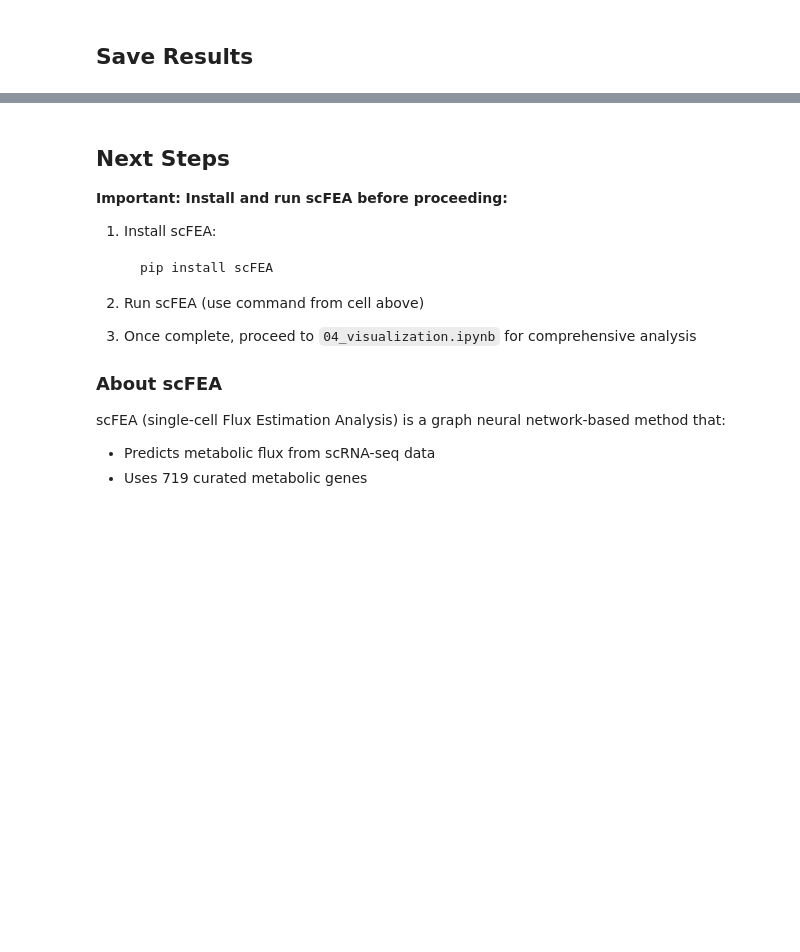
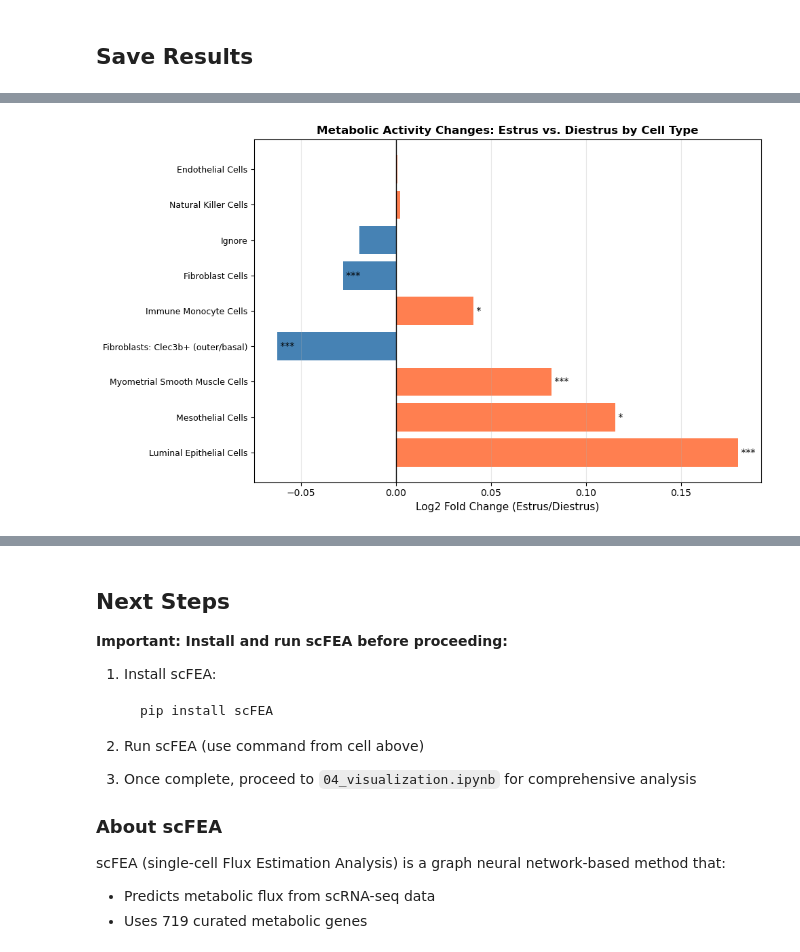
Before and after one commit to gthornes/FLUXestimatorGT, a Jupyter notebook: notebooks/03_flux_estimation.ipynb, the cells around one changed output, grey strips where cells are left out. Saved outputs shown, nothing was run; the diff lists cells and outputs as text; code cells hidden in the pictures; blank space fills up the shorter version.

```diff
--- a/notebooks/03_flux_estimation.ipynb
+++ b/notebooks/03_flux_estimation.ipynb
@@ -362,3 +435,86 @@ else:
 ✓ Visualization complete!
 # %% [markdown]
 ## Save Results
+# %%
+# Cell type-specific stage comparison
+if flux_files and 'stage' in flux_by_cell.columns:
+    from scipy import stats
+
+    print("=" * 70)
+    print("CELL TYPE-SPECIFIC METABOLIC DIFFERENCES")
+    print("=" * 70)
+
+    # Calculate total flux per cell (if not already done)
+    if 'total_flux' not in flux_by_cell.columns:
+        flux_by_cell['total_flux'] = flux_by_cell[module_cols].abs().sum(axis=1)
+        print("Calculated total flux per cell")
+
+    # Get cell types with enough cells in both stages (at least 20 cells each)
+    cell_type_stage_counts = flux_by_cell.groupby(['cell_type', 'stage']).size().unstack(fill_value=0)
+    valid_cell_types = cell_type_stage_counts[(cell_type_stage_counts['estrus'] >= 20) &
+                                               (cell_type_stage_counts['diestrus'] >= 20)].index
+
+    print(f"\nCell types with sufficient cells in both stages (n≥20):")
+    print(cell_type_stage_counts.loc[valid_cell_types])
+
+    # Compare each cell type
+    cell_type_results = []
+
+    for cell_type in valid_cell_types:
+        ct_data = flux_by_cell[flux_by_cell['cell_type'] == cell_type]
+
+        estrus_ct = ct_data[ct_data['stage'] == 'estrus']['total_flux']
+        diestrus_ct = ct_data[ct_data['stage'] == 'diestrus']['total_flux']
+
+        t_stat, p_val = stats.ttest_ind(estrus_ct, diestrus_ct)
+
+        cell_type_results.append({
+            'cell_type': cell_type,
+            'mean_estrus': estrus_ct.mean(),
+            'mean_diestrus': diestrus_ct.mean(),
+            'fold_change': estrus_ct.mean() / diestrus_ct.mean(),
+            'log2_fc': np.log2(estrus_ct.mean() / diestrus_ct.mean()),
+            'p_value': p_val,
+            'n_estrus': len(estrus_ct),
+            'n_diestrus': len(diestrus_ct)
+        })
+
+    ct_comparison = pd.DataFrame(cell_type_results)
+    ct_comparison = ct_comparison.sort_values('log2_fc', key=abs, ascending=False)
+
+    print("\nMetabolic differences by cell type:")
+    print(ct_comparison[['cell_type', 'mean_estrus', 'mean_diestrus', 'log2_fc', 'p_value']].round(4))
+
+    # Visualize
+    fig_output_dir = f'../results/figures/{suffix}'
+    os.makedirs(fig_output_dir, exist_ok=True)
+
+    fig, ax = plt.subplots(figsize=(10, 6))
+    colors = ['coral' if fc > 0 else 'steelblue' for fc in ct_comparison['log2_fc']]
+    y_pos = np.arange(len(ct_comparison))
+
+    ax.barh(y_pos, ct_comparison['log2_fc'], color=colors)
+    ax.set_yticks(y_pos)
+    ax.set_yticklabels(ct_comparison['cell_type'], fontsize=9)
+    ax.set_xlabel('Log2 Fold Change (Estrus/Diestrus)', fontsize=11)
+    ax.set_title('Metabolic Activity Changes: Estrus vs. Diestrus by Cell Type', fontsize=12, fontweight='bold')
+    ax.axvline(0, color='black', linewidth=1)
+    ax.grid(axis='x', alpha=0.3)
+
+    # Add significance markers
+    for i, (idx, row) in enumerate(ct_comparison.iterrows()):
+        if row['p_value'] < 0.001:
+            ax.text(row['log2_fc'], i, ' ***', va='center', fontsize=10)
+        elif row['p_value'] < 0.01:
+            ax.text(row['log2_fc'], i, ' **', va='center', fontsize=10)
+        elif row['p_value'] < 0.05:
+            ax.text(row['log2_fc'], i, ' *', va='center', fontsize=10)
+
+    plt.tight_layout()
+    plt.savefig(f'{fig_output_dir}/celltype_specific_stage_comparison.png', dpi=150, bbox_inches='tight')
+    print(f"\n✓ Saved cell type comparison to: {fig_output_dir}/celltype_specific_stage_comparison.png")
+    plt.show()
+
+else:
+    print("Stage information not available for cell type-specific comparison.")
+# %% [output]
@@ -364,0 +538 @@ else:
+[figure, added]
```
Also changed, not shown: parts of 16 cells of this notebook.
